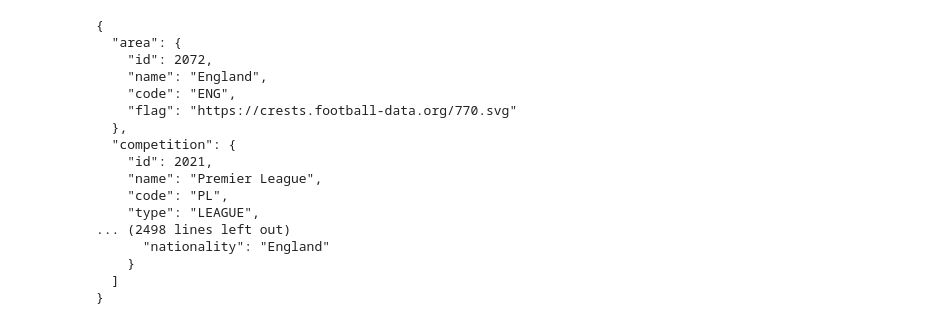
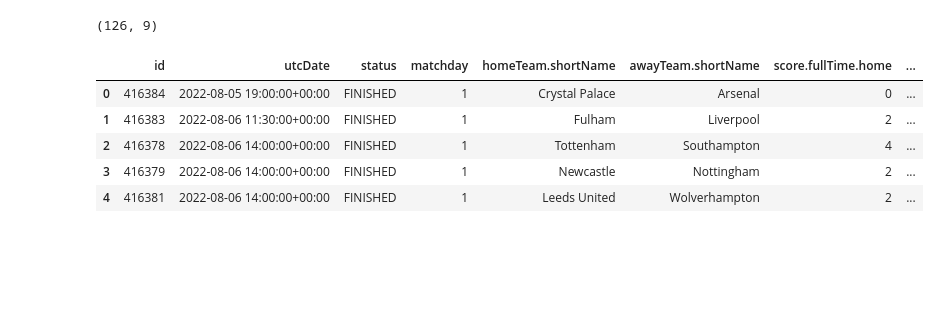
Before and after one commit to solstice035/footballdash, a Jupyter notebook: code/notebooks/results_api.ipynb, the cells around one changed output. Saved outputs shown, nothing was run; the diff lists cells and outputs as text; code cells hidden in the pictures; blank space fills up the shorter version.

```diff
--- a/code/notebooks/results_api.ipynb
+++ b/code/notebooks/results_api.ipynb
@@ -7,28 +8,44 @@ from datetime import datetime
 
 import requests
 import json
+# %%
+# keep columns
+keep_cols = [
+    'id',
+    'utcDate',
+    'status',
+    'matchday',
+    # 'season.id',
+    # 'season.currentMatchday',
+    # 'homeTeam.id',
+    # 'homeTeam.name',
+    'homeTeam.shortName',
+    # 'awayTeam.id',
+    # 'awayTeam.name',
+    'awayTeam.shortName',
+    # 'score.winner',
+    'score.fullTime.home',
+    'score.fullTime.away',
+    # 'score.halfTime.home',
+    # 'score.halfTime.away'
+]
 # %%
-uri = 'https://api.football-data.org/v4/teams/67/matches?status=FINISHED'
-headers = { 'X-Auth-Token': '41febec7ab9f4556a48c9df439e1fe9c' }
+uri = 'http://api.football-data.org/v4/competitions/PL/matches?status=FINISHED'
+headers = { 'X-Auth-Token': '73015e4f2665414cb1fafe97e8f9971e' }
 
 response = requests.get(uri, headers=headers)
-for nclFinished in response.json()['matches']:
-  print(json.dumps(nclFinished, indent=2))
+data = response.json()
+df = pd.json_normalize(data, record_path = ['matches'])
+df = df[keep_cols]
+df['utcDate'] = pd.to_datetime(df['utcDate'])
+df['score.fullTime'] = df['score.fullTime.home'].astype(str) + '-' + df['score.fullTime.away'].astype(str)
+print(df.shape)
+df.head()
 # %% [output]
-{
-  "area": {
-    "id": 2072,
-    "name": "England",
-    "code": "ENG",
-    "flag": "https://crests.football-data.org/770.svg"
-  },
-  "competition": {
-    "id": 2021,
-    "name": "Premier League",
-    "code": "PL",
-    "type": "LEAGUE",
-... (2498 lines left out)
-      "nationality": "England"
-    }
-  ]
-}
+(126, 9)
+|  | id | utcDate | status | matchday | homeTeam.shortName | awayTeam.shortName | score.fullTime.home | ... |
+| 0 | 416384 | 2022-08-05 19:00:00+00:00 | FINISHED | 1 | Crystal Palace | Arsenal | 0 | ... |
+| 1 | 416383 | 2022-08-06 11:30:00+00:00 | FINISHED | 1 | Fulham | Liverpool | 2 | ... |
+| 2 | 416378 | 2022-08-06 14:00:00+00:00 | FINISHED | 1 | Tottenham | Southampton | 4 | ... |
+| 3 | 416379 | 2022-08-06 14:00:00+00:00 | FINISHED | 1 | Newcastle | Nottingham | 2 | ... |
+| 4 | 416381 | 2022-08-06 14:00:00+00:00 | FINISHED | 1 | Leeds United | Wolverhampton | 2 | ... |
```
Also changed, not shown: parts of 9 cells of this notebook, 1 other file.
